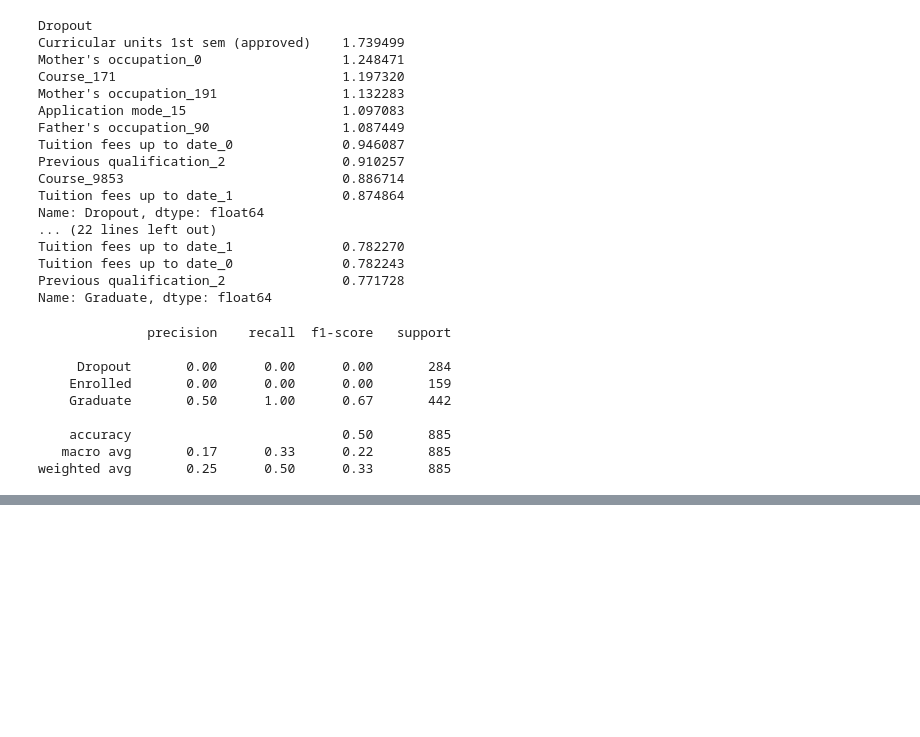
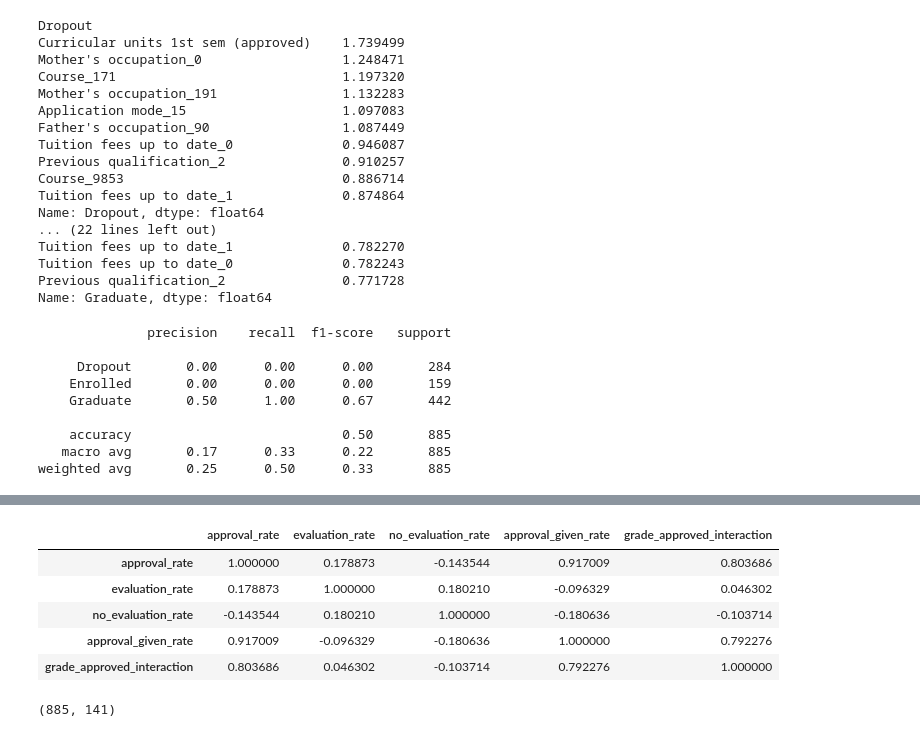
Before and after one commit to ARYANDIXIT-DEBUG/student-academic-risk-prediction, a Jupyter notebook: ml.ipynb, the cells around one changed output, grey strips where cells are left out. Cells and saved outputs as stored; diff of their text form; code cells hidden in the pictures; blank space fills up the shorter version.

Commit message:
Add trained model and update ML notebook

```diff
--- a/ml.ipynb
+++ b/ml.ipynb
@@ -689,0 +1173,6 @@ weighted avg       0.25      0.50      0.33       885
+# %%
+new_df["no_evaluation_rate"] = (
+    new_df["Curricular units 1st sem (without evaluations)"] /
+    new_df["Curricular units 1st sem (enrolled)"].replace(0, 1)
+)
+new_df["no_evaluation_rate"].describe()
@@ -689,0 +1265,6 @@ weighted avg       0.25      0.50      0.33       885
+# %%
+new_df["not_approved"] = (
+    new_df["Curricular units 1st sem (enrolled)"]
+    - new_df["Curricular units 1st sem (approved)"]
+)
+new_df["not_approved"].describe()
@@ -689,0 +1338,7 @@ weighted avg       0.25      0.50      0.33       885
+# %%
+# not_approved did not improved teh==he model so we do not keep it even if in eda it looks good
+new_df["approval_given_rate"] = (
+    new_df["Curricular units 1st sem (approved)"] /
+    new_df["Curricular units 1st sem (evaluations)"].replace(0, 1)
+)
+new_df["approval_given_rate"].describe()
@@ -689,0 +1405,9 @@ weighted avg       0.25      0.50      0.33       885
+# %%
+#INTERACATION FEATURES: MULTIPLYING 2  FEATURESS
+new_df["grade_approved_interaction"] = (
+    new_df["Curricular units 1st sem (grade)"] *
+    new_df["Curricular units 1st sem (approved)"]
+)
+new_df.groupby("Target")["grade_approved_interaction"].agg(
+    ["mean", "median", "std"]
+)
@@ -689,0 +1457,47 @@ weighted avg       0.25      0.50      0.33       885
+# %%
+engineered_cols = [
+    "approval_rate",
+    "evaluation_rate",
+    "no_evaluation_rate",
+    "approval_given_rate",
+    "grade_approved_interaction"
+]
+
+new_df[engineered_cols].corr()
+# %% [output]
+|  | approval_rate | evaluation_rate | no_evaluation_rate | approval_given_rate | grade_approved_interaction |
+| approval_rate | 1.000000 | 0.178873 | -0.143544 | 0.917009 | 0.803686 |
+| evaluation_rate | 0.178873 | 1.000000 | 0.180210 | -0.096329 | 0.046302 |
+| no_evaluation_rate | -0.143544 | 0.180210 | 1.000000 | -0.180636 | -0.103714 |
+| approval_given_rate | 0.917009 | -0.096329 | -0.180636 | 1.000000 | 0.792276 |
+| grade_approved_interaction | 0.803686 | 0.046302 | -0.103714 | 0.792276 | 1.000000 |
+# %%
+engineered_cols_without_approval_given = [
+    "approval_rate",
+    "evaluation_rate",
+    "no_evaluation_rate",
+    "grade_approved_interaction"
+]
+
+eng_scaler2 = StandardScaler()
+
+train_eng_without = eng_scaler2.fit_transform(
+    new_df.loc[X_train.index, engineered_cols_without_approval_given]
+)
+
+test_eng_without = eng_scaler2.transform(
+    new_df.loc[X_test.index, engineered_cols_without_approval_given]
+)
+X_train_141 = hstack([
+    X_train_selected,
+    train_eng_without
+])
+
+X_test_141 = hstack([
+    X_test_selected,
+    test_eng_without
+])
+X_train_141.shape
+X_test_141.shape
+# %% [output]
+(885, 141)
```
Also changed, not shown: parts of 59 cells of this notebook, 1 other file.
